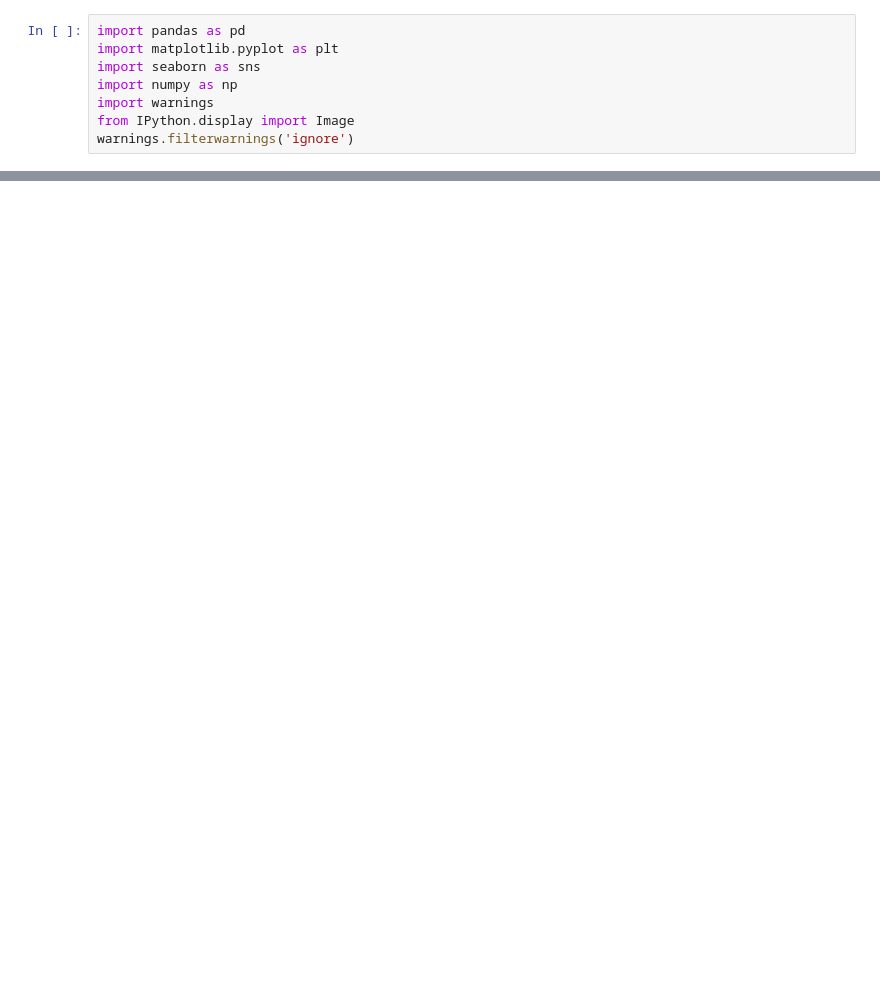
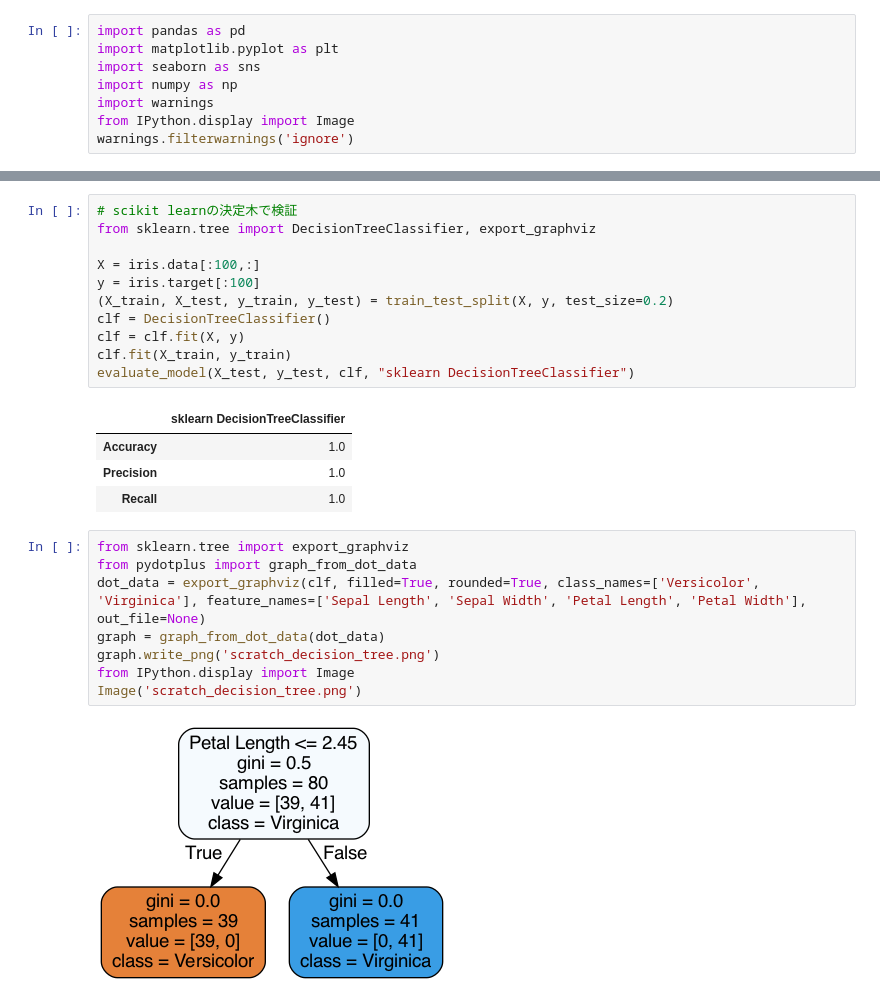
Before and after one commit to yutoJ/ml-learning, a Jupyter notebook: scratch_decision_tree.ipynb, the cells around one changed output, grey strips where cells are left out. Cells and saved outputs as stored; diff of their text form; blank space fills up the shorter version.

Commit message:
scratch_decision_tree

```diff
--- a/scratch_decision_tree.ipynb
+++ b/scratch_decision_tree.ipynb
@@ -138,0 +154,26 @@ def evaluate_model_and_display_plot(X, y_test, model):
+# %%
+# scikit learnの決定木で検証
+from sklearn.tree import DecisionTreeClassifier, export_graphviz
+
+X = iris.data[:100,:]
+y = iris.target[:100]
+(X_train, X_test, y_train, y_test) = train_test_split(X, y, test_size=0.2)
+clf = DecisionTreeClassifier()
+clf = clf.fit(X, y)
+clf.fit(X_train, y_train)
+evaluate_model(X_test, y_test, clf, "sklearn DecisionTreeClassifier")
+# %% [output]
+|  | sklearn DecisionTreeClassifier |
+| Accuracy | 1.0 |
+| Precision | 1.0 |
+| Recall | 1.0 |
+# %%
+from sklearn.tree import export_graphviz
+from pydotplus import graph_from_dot_data
+dot_data = export_graphviz(clf, filled=True, rounded=True, class_names=['Versicolor', 'Virginica'], feature_names=['Sepal Length', 'Sepal Width', 'Petal Length', 'Petal Width'], out_file=None)
+graph = graph_from_dot_data(dot_data)
+graph.write_png('scratch_decision_tree.png')
+from IPython.display import Image
+Image('scratch_decision_tree.png')
+# %% [output]
+[figure, added]
```
Also changed, not shown: parts of 18 cells of this notebook.
